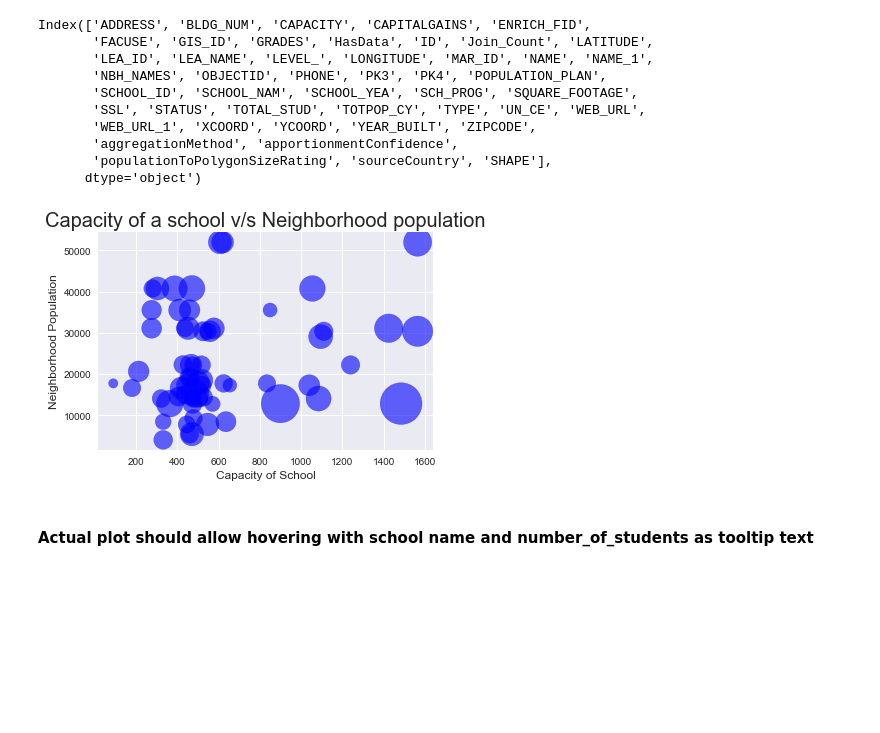
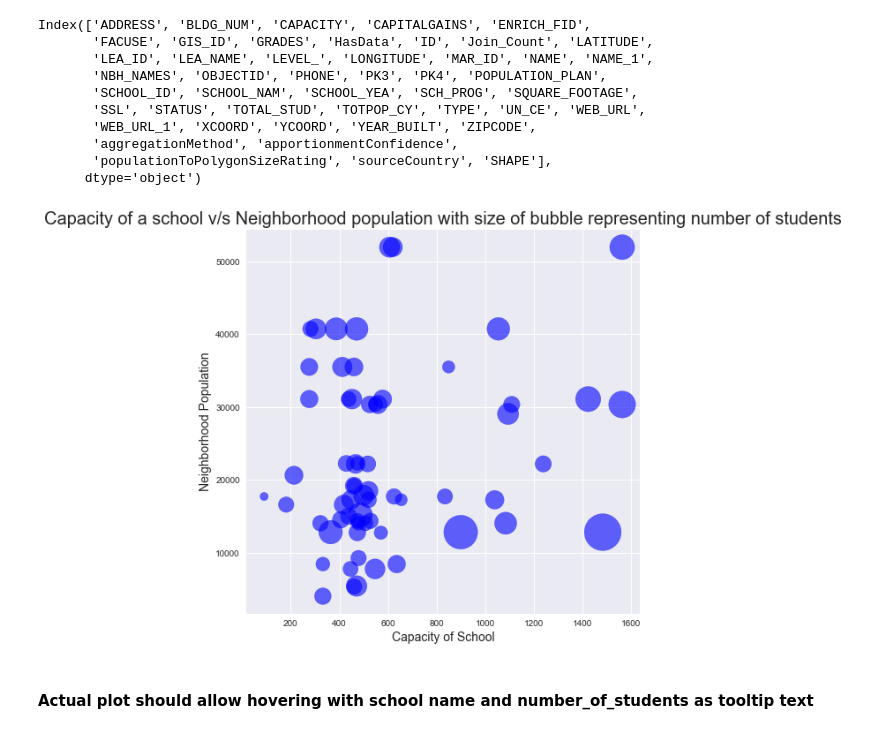
Before and after one commit to esridc/Hub-Tutorials, a Jupyter notebook: tutorial1_hub-pythonAPI/DC_Public_Schools.ipynb, the cells around one changed output. Saved outputs shown, nothing was run; the diff lists cells and outputs as text; code cells hidden in the pictures; blank space fills up the shorter version.

```diff
--- a/tutorial1_hub-pythonAPI/DC_Public_Schools.ipynb
+++ b/tutorial1_hub-pythonAPI/DC_Public_Schools.ipynb
@@ -164,19 +164,20 @@ Index(['ADDRESS', 'BLDG_NUM', 'CAPACITY', 'CAPITALGAINS', 'ENRICH_FID',
        'populationToPolygonSizeRating', 'sourceCountry', 'SHAPE'],
       dtype='object')
 # %%
+plt.figure(figsize=(8,8))
 plt.scatter(joined_reverse_df['CAPACITY'], joined_reverse_df['TOTPOP_CY'], s=joined_reverse_df['TOTAL_STUD'], c='blue', alpha=0.6)
 
 #X axis text and display style of categories
-plt.xlabel("Capacity of School", fontsize=12)
+plt.xlabel("Capacity of School", fontsize=14)
 #plt.xticks(rotation=45)
 
 #Y axis text
-plt.ylabel("Neighborhood Population", fontsize=12)
+plt.ylabel("Neighborhood Population", fontsize=14)
 
 #Title
-plt.title("Capacity of a school v/s Neighborhood population", fontsize=20)
+plt.title("Capacity of a school v/s Neighborhood population with size of bubble representing number of students", fontsize=20)
 plt.show()
 # %% [output]
-[figure, old version]
+[figure, new version]
 # %% [markdown]
 #### Actual plot should allow hovering with school name and number_of_students as tooltip text
```
Also changed, not shown: parts of 1 cell of this notebook, 1 other file.
